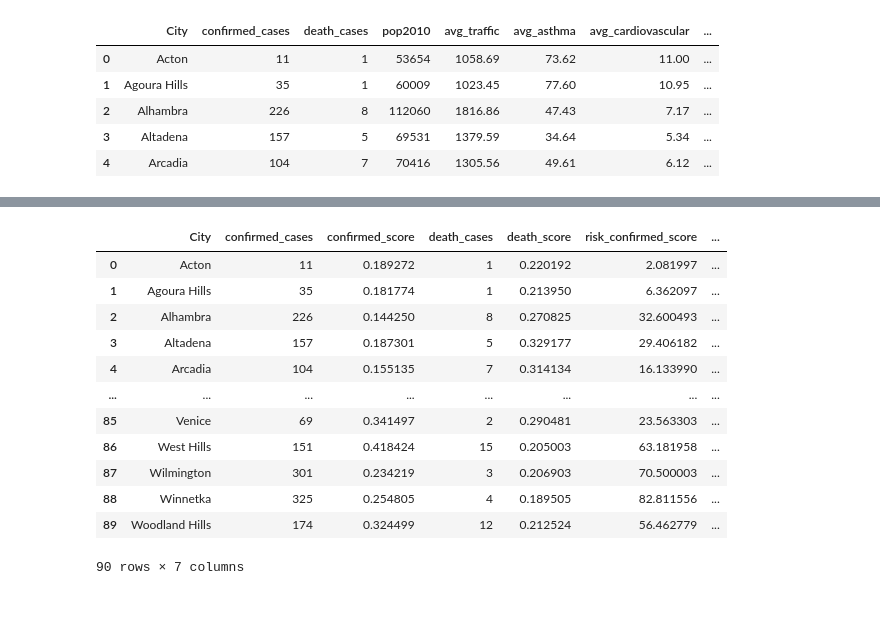
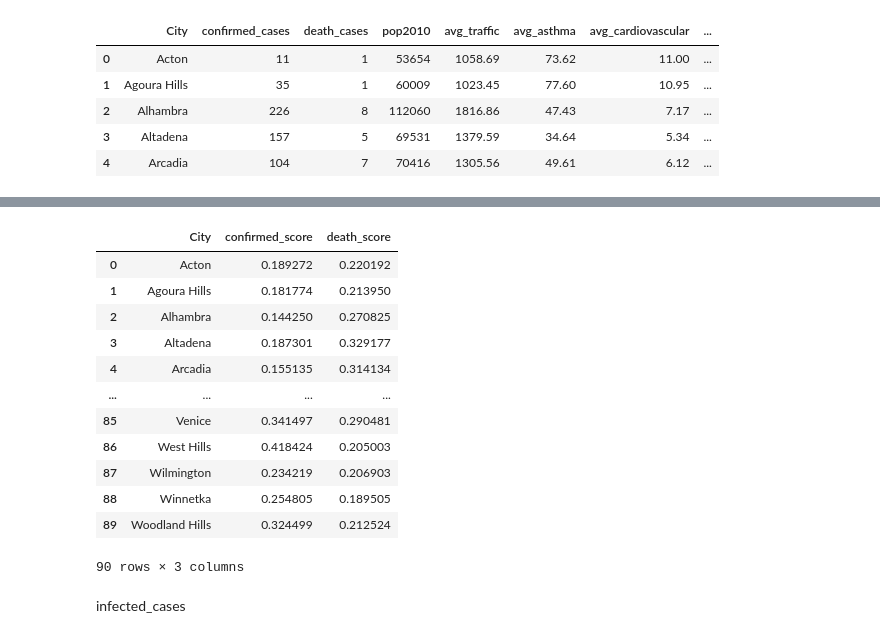
Before and after one commit to wujj0326/COVID_Risk_Competition, a Jupyter notebook: COVID_Challenge.ipynb, the cells around one changed output, grey strips where cells are left out. Drawn from its saved outputs; the diff is of its cells as text; code cells hidden in the pictures; blank space fills up the shorter version.

```diff
--- a/COVID_Challenge.ipynb
+++ b/COVID_Challenge.ipynb
@@ -339,2 +353,16 @@ risk['death_score'] = sig_death
 # %%
-risk_score = risk.iloc[:,np.r_[0,1,-2,2,-1]]
+risk_score = risk.iloc[:,np.r_[0,-2,-1]]
+# %% [output]
+|  | City | confirmed_score | death_score |
+| 0 | Acton | 0.189272 | 0.220192 |
+| 1 | Agoura Hills | 0.181774 | 0.213950 |
+| 2 | Alhambra | 0.144250 | 0.270825 |
+| 3 | Altadena | 0.187301 | 0.329177 |
+| 4 | Arcadia | 0.155135 | 0.314134 |
+| ... | ... | ... | ... |
+| 85 | Venice | 0.341497 | 0.290481 |
+| 86 | West Hills | 0.418424 | 0.205003 |
+| 87 | Wilmington | 0.234219 | 0.206903 |
+| 88 | Winnetka | 0.254805 | 0.189505 |
+| 89 | Woodland Hills | 0.324499 | 0.212524 |
+90 rows × 3 columns
@@ -345,18 +368,0 @@ risk_score['death_cases'] = risk_score['death_cases'].replace(0,1)
-# %%
-# multiply the score
-risk_score['risk_confirmed_score'] = risk_score['confirmed_cases']*risk_score['confirmed_score']
-risk_score['risk_death_score'] = risk_score['death_cases']*risk_score['death_score']
-# %% [output]
-|  | City | confirmed_cases | confirmed_score | death_cases | death_score | risk_confirmed_score | ... |
-| 0 | Acton | 11 | 0.189272 | 1 | 0.220192 | 2.081997 | ... |
-| 1 | Agoura Hills | 35 | 0.181774 | 1 | 0.213950 | 6.362097 | ... |
-| 2 | Alhambra | 226 | 0.144250 | 8 | 0.270825 | 32.600493 | ... |
-| 3 | Altadena | 157 | 0.187301 | 5 | 0.329177 | 29.406182 | ... |
-| 4 | Arcadia | 104 | 0.155135 | 7 | 0.314134 | 16.133990 | ... |
-| ... | ... | ... | ... | ... | ... | ... | ... |
-| 85 | Venice | 69 | 0.341497 | 2 | 0.290481 | 23.563303 | ... |
-| 86 | West Hills | 151 | 0.418424 | 15 | 0.205003 | 63.181958 | ... |
-| 87 | Wilmington | 301 | 0.234219 | 3 | 0.206903 | 70.500003 | ... |
-| 88 | Winnetka | 325 | 0.254805 | 4 | 0.189505 | 82.811556 | ... |
-| 89 | Woodland Hills | 174 | 0.324499 | 12 | 0.212524 | 56.462779 | ... |
-90 rows × 7 columns
@@ -368,0 +369,2 @@ risk_score_final.to_csv('risk_score_final.csv',index=False)
+# %% [markdown]
+infected_cases
```
Also changed, not shown: parts of 19 cells of this notebook.
